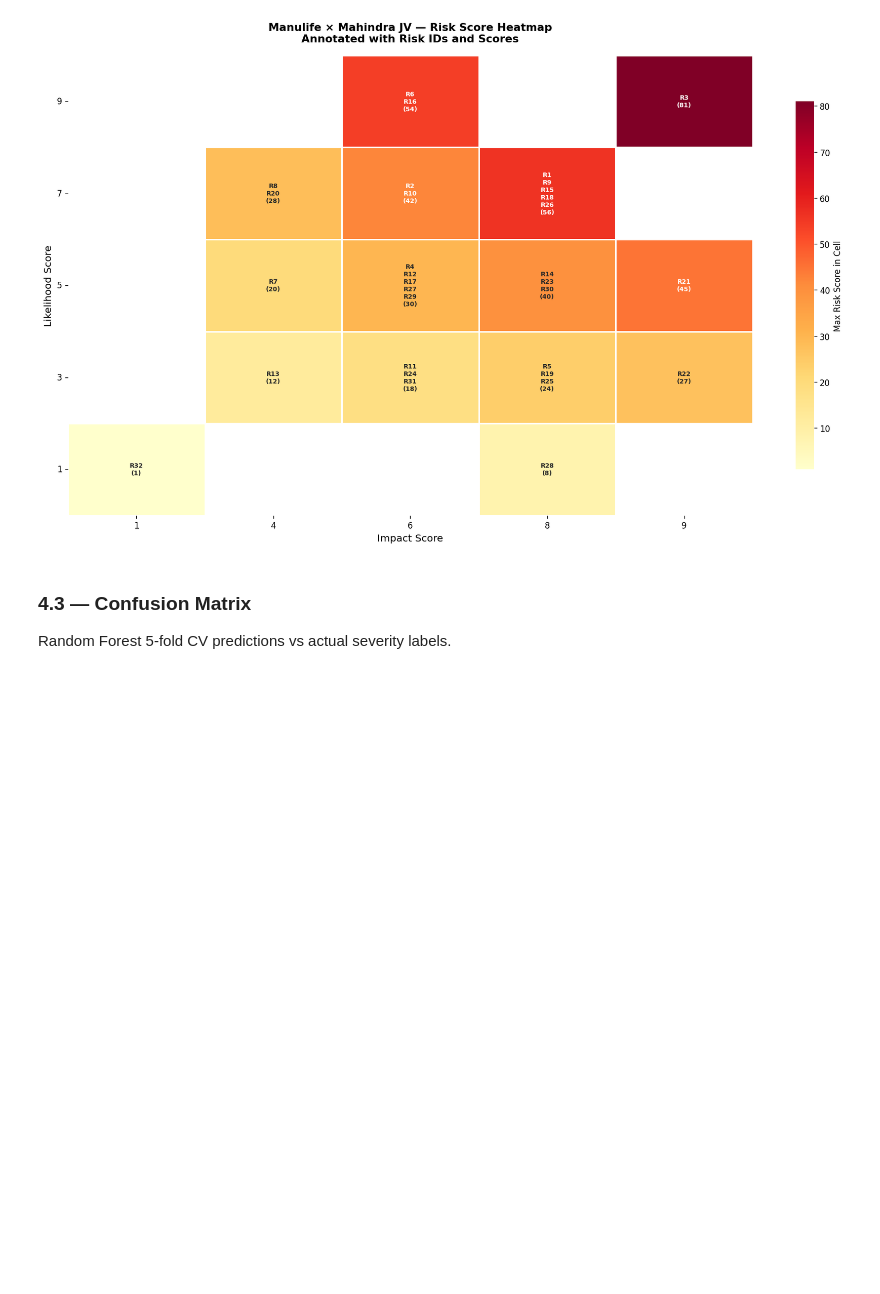
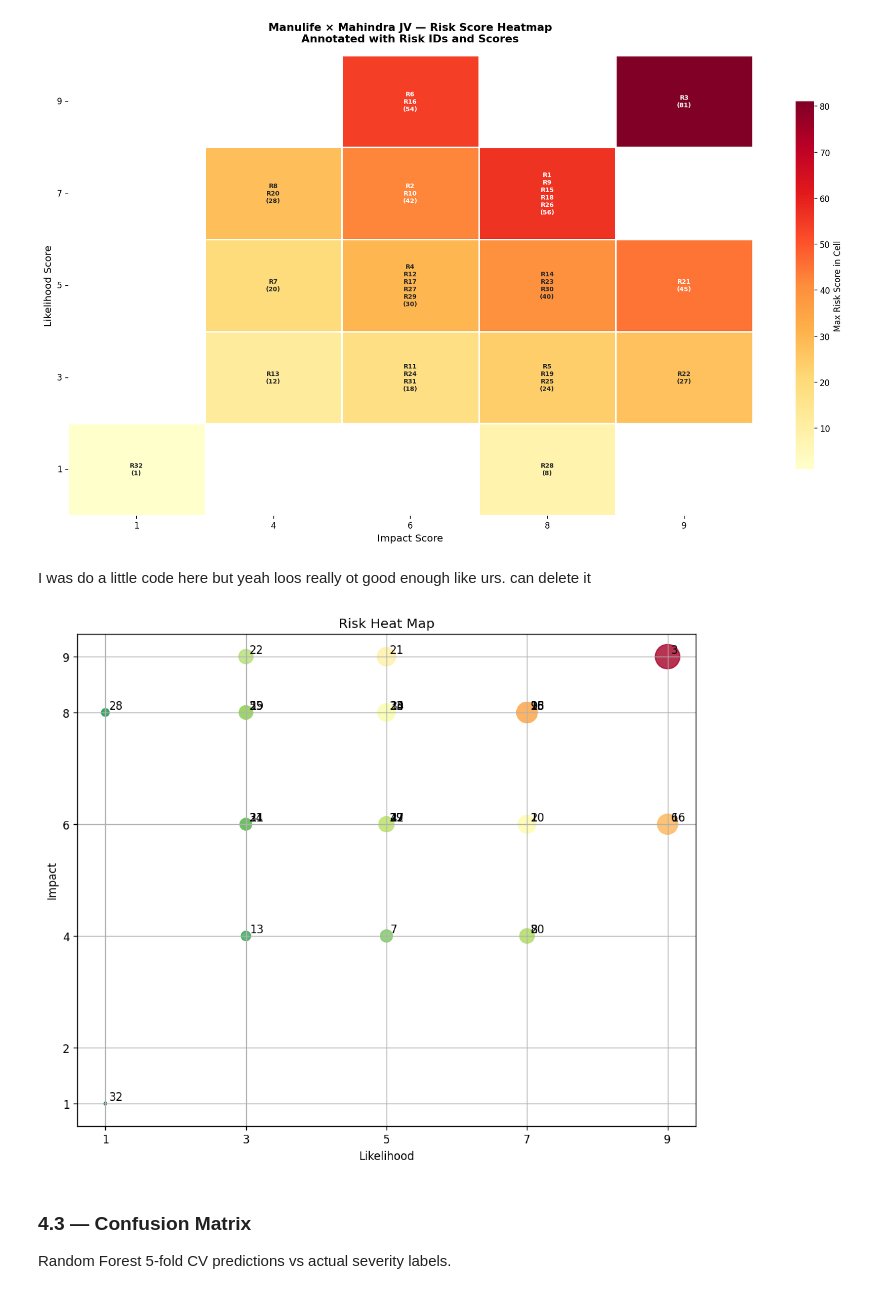
Before and after one commit to Niravkumar-Vaghela24/6130_Group1, a Jupyter notebook: code/Manulife_Risk_Heatmap_Analysis.ipynb, the cells around one changed output. Saved outputs shown, nothing was run; the diff lists cells and outputs as text; code cells hidden in the pictures; blank space fills up the shorter version.

```diff
--- a/code/Manulife_Risk_Heatmap_Analysis.ipynb
+++ b/code/Manulife_Risk_Heatmap_Analysis.ipynb
@@ -43,7 +48,7 @@ print('✅ All libraries loaded!')
 32 risks across 7 categories scored on a 1–9 scale for Likelihood and Impact.
 # %%
 # ── STEP 2: LOAD DATA ────────────────────────────────────────────────────────
-df = pd.read_csv("/content/risk_register_data.csv", encoding='latin1')
+df = pd.read_excel("/content/risk_register_data 1.xlsx")
 
 
 df['Risk_Score'] = df['Likelihood Score'] * df['Impact Score']
@@ -173,6 +180,23 @@ plt.savefig('heatmap_scores.png', dpi=150, bbox_inches='tight')
 plt.show()
 # %% [output]
 [figure]
+# %% [markdown]
+I was do a little code here but yeah loos really ot good enough like urs. can delete it
+# %%
+plt.figure(figsize=(10,8))
+
+plt.scatter(df["Likelihood Score"],df["Impact Score"],s=df["Risk_Score"]*6,c=df["Risk_Score"],cmap="RdYlGn_r",alpha=0.8)
+for _, row in df.iterrows():
+    plt.text(row["Likelihood Score"]+0.05,row["Impact Score"]+0.05,str(row["Risk"]))
+plt.xticks([1,3,5,7,9])
+plt.yticks([1,2,4,6,8,9])
+plt.xlabel("Likelihood")
+plt.ylabel("Impact")
+plt.title("Risk Heat Map")
+plt.grid(True)
+plt.show()
+# %% [output]
+[figure, added]
 # %% [markdown]
 ### 4.3 — Confusion Matrix
 Random Forest 5-fold CV predictions vs actual severity labels.
```
Also changed, not shown: parts of 3 cells of this notebook, 4 other files.
